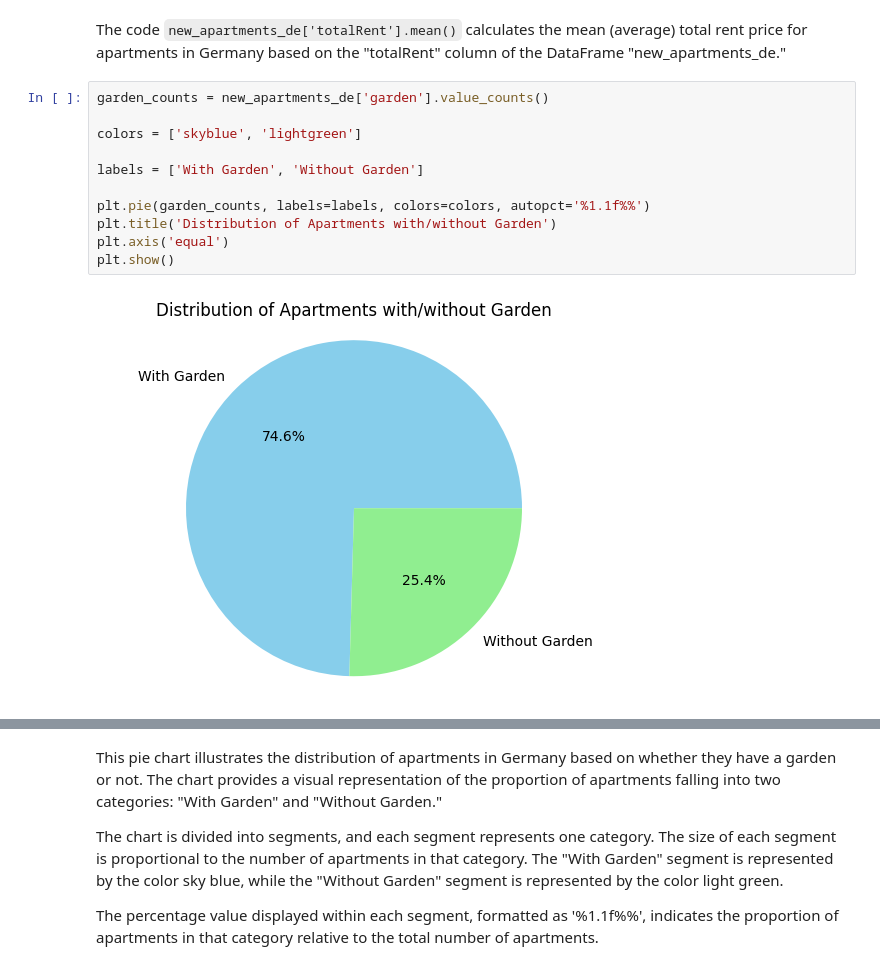
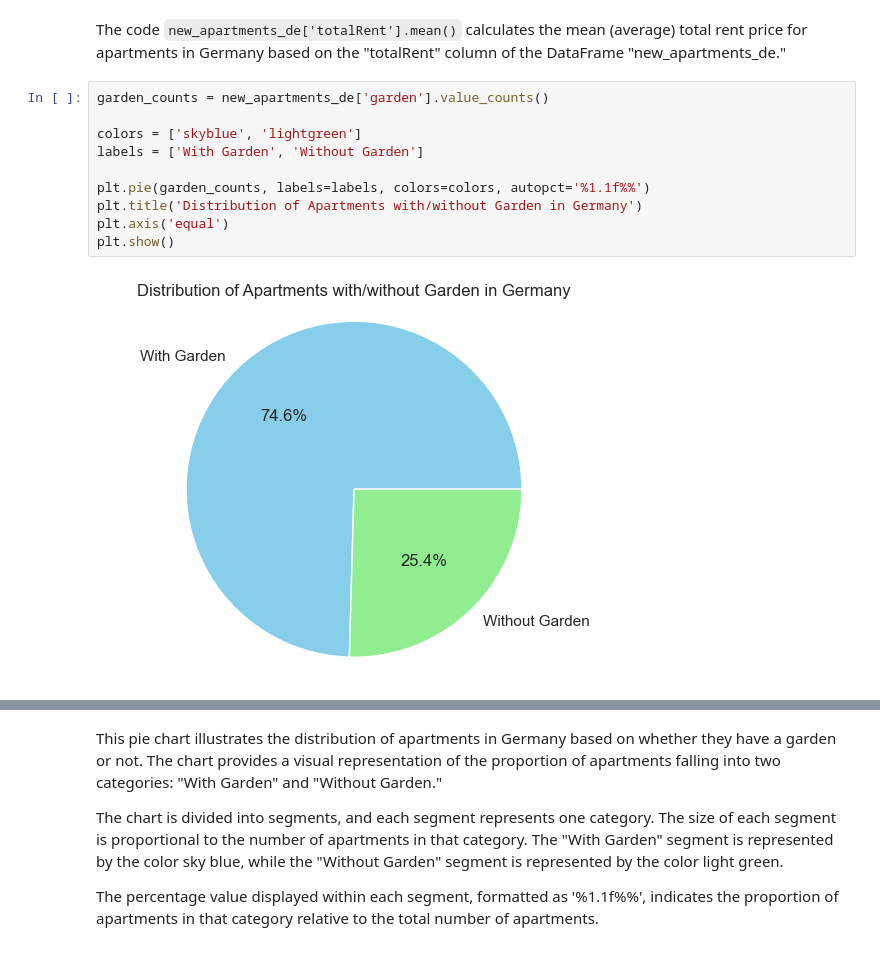
Before and after one commit to borisov5/Data-Science-June-2023, a Jupyter notebook: exam project/Ivelin_Borisov_project.ipynb, the cells around one changed output, grey strips where cells are left out. Drawn from its saved outputs; the diff is of its cells as text.

```diff
--- a/exam project/Ivelin_Borisov_project.ipynb
+++ b/exam project/Ivelin_Borisov_project.ipynb
@@ -712,13 +713,12 @@ The code `new_apartments_de['totalRent'].mean()` calculates the mean (average) t
 # %%
 garden_counts = new_apartments_de['garden'].value_counts()
 
 colors = ['skyblue', 'lightgreen']
-
 labels = ['With Garden', 'Without Garden']
 
 plt.pie(garden_counts, labels=labels, colors=colors, autopct='%1.1f%%')
-plt.title('Distribution of Apartments with/without Garden')
+plt.title('Distribution of Apartments with/without Garden in Germany')
 plt.axis('equal')
 plt.show()
 # %% [output]
-[figure, old version]
+[figure, new version]
```
Also changed, not shown: parts of 21 cells of this notebook.
